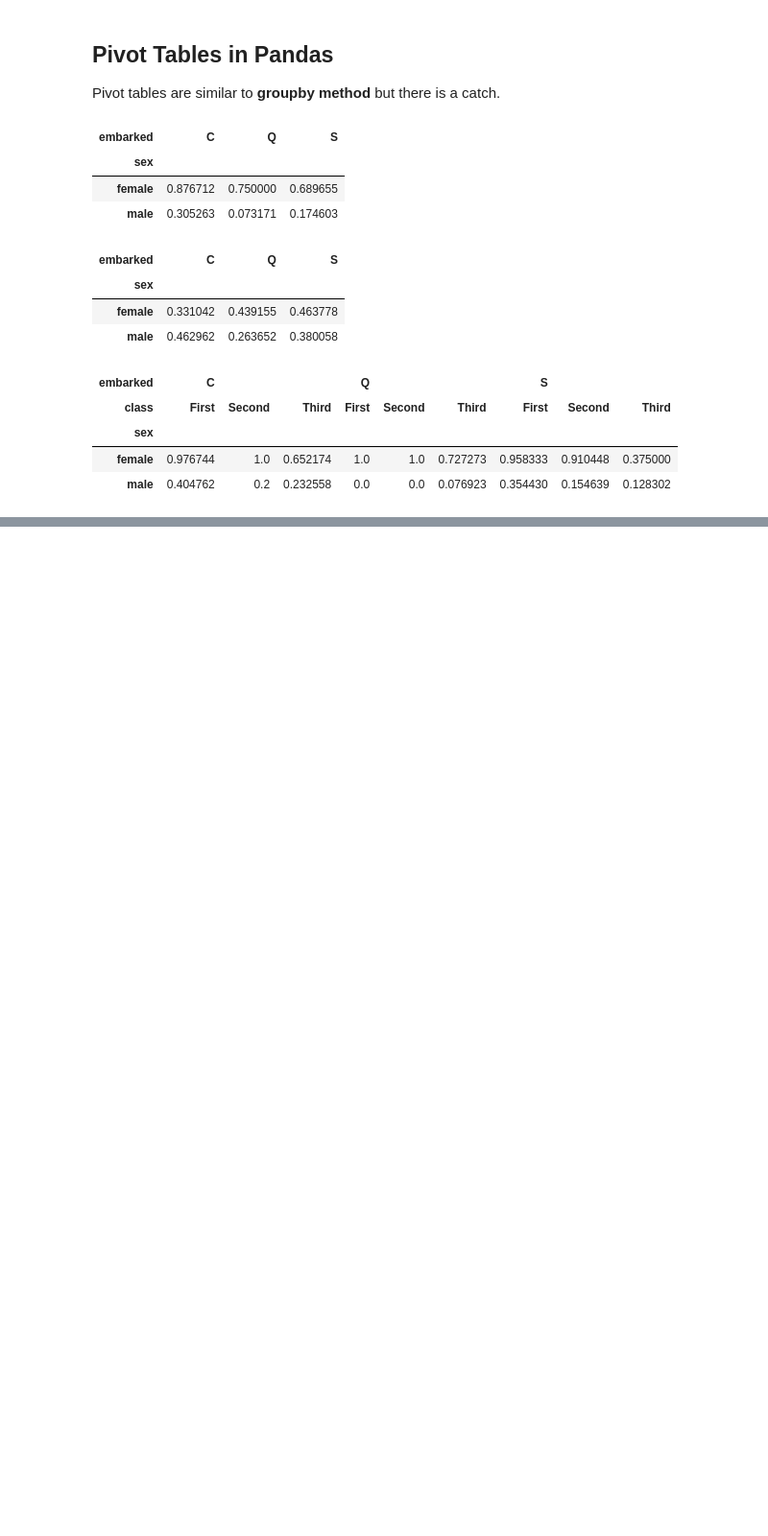
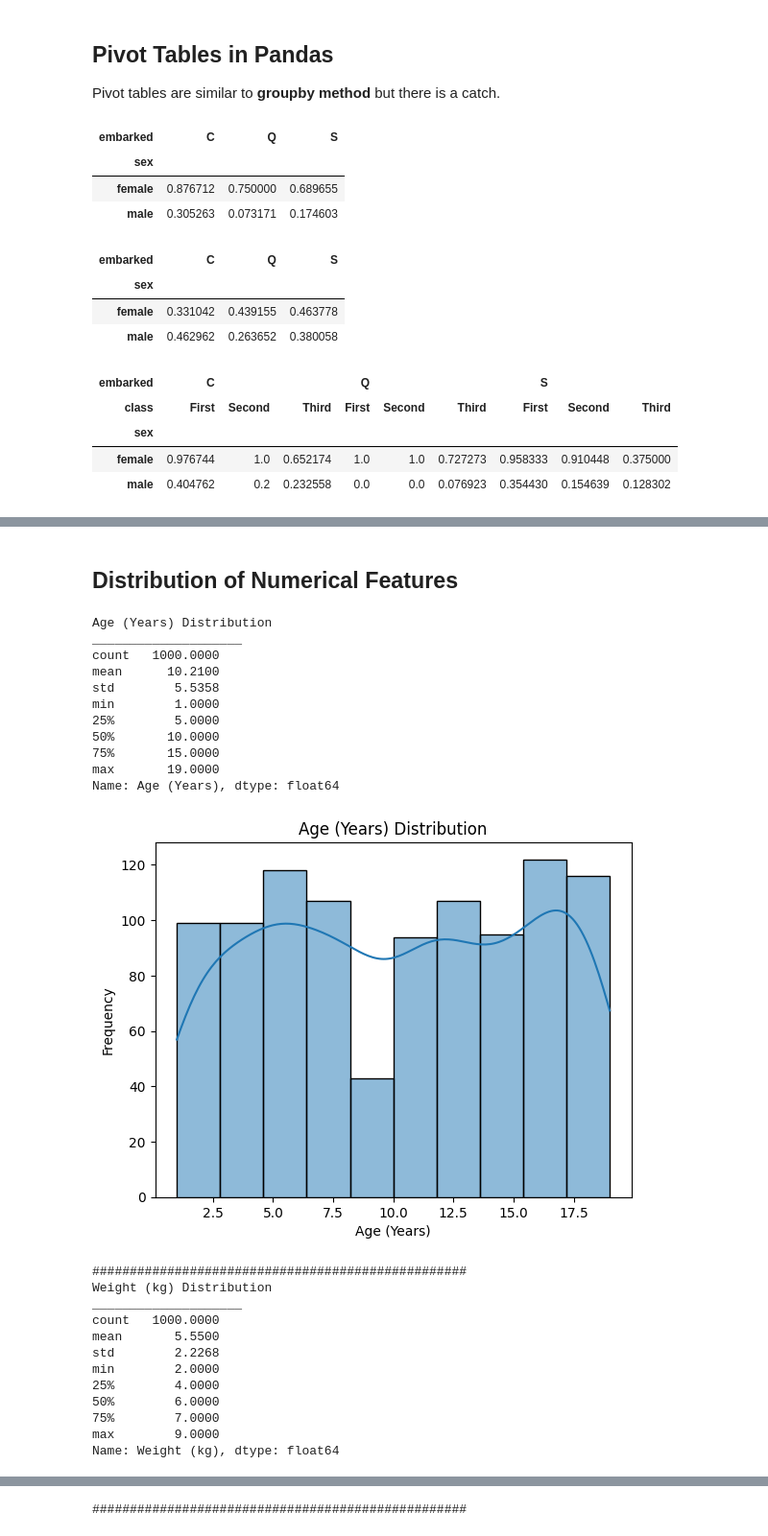
Before and after one commit to Trigenaris/Tutorial-for-Data-Literacy-Pandas-Library-and-EDA, a Jupyter notebook: Data_Literacy,_Pandas_and_EDA(Exploration_Data_Analysis).ipynb, the cells around one changed output, grey strips where cells are left out. Shown at 96% size. Cells and saved outputs as stored; diff of their text form; code cells hidden in the pictures; blank space fills up the shorter version.

```diff
--- a/Data_Literacy,_Pandas_and_EDA(Exploration_Data_Analysis).ipynb
+++ b/Data_Literacy,_Pandas_and_EDA(Exploration_Data_Analysis).ipynb
@@ -1039,0 +1501,38 @@ df.pivot_table("survived", "sex", ["embarked", "class"])
+# %% [markdown]
+<h2 id="numerical">Distribution of Numerical Features</h2>
+# %%
+for col in num_cols:
+    print(col, "Distribution")
+    print(20*"_")
+    print(df[col].describe().T)
+    sns.histplot(df[col], bins=10, kde=True)
+    plt.title(f"{col} Distribution")
+    plt.xlabel(col)
+    plt.ylabel("Frequency")
+    plt.show()
+    print(50*"#")
+# %% [output]
+Age (Years) Distribution
+____________________
+count   1000.0000
+mean      10.2100
+std        5.5358
+min        1.0000
+25%        5.0000
+50%       10.0000
+75%       15.0000
+max       19.0000
+Name: Age (Years), dtype: float64
+[figure, added]
+##################################################
+Weight (kg) Distribution
+____________________
+count   1000.0000
+mean       5.5500
+std        2.2268
+min        2.0000
+25%        4.0000
+50%        6.0000
+75%        7.0000
+max        9.0000
+Name: Weight (kg), dtype: float64
@@ -1039,0 +1540 @@ df.pivot_table("survived", "sex", ["embarked", "class"])
+##################################################
```
Also changed, not shown: parts of 57 cells of this notebook.
